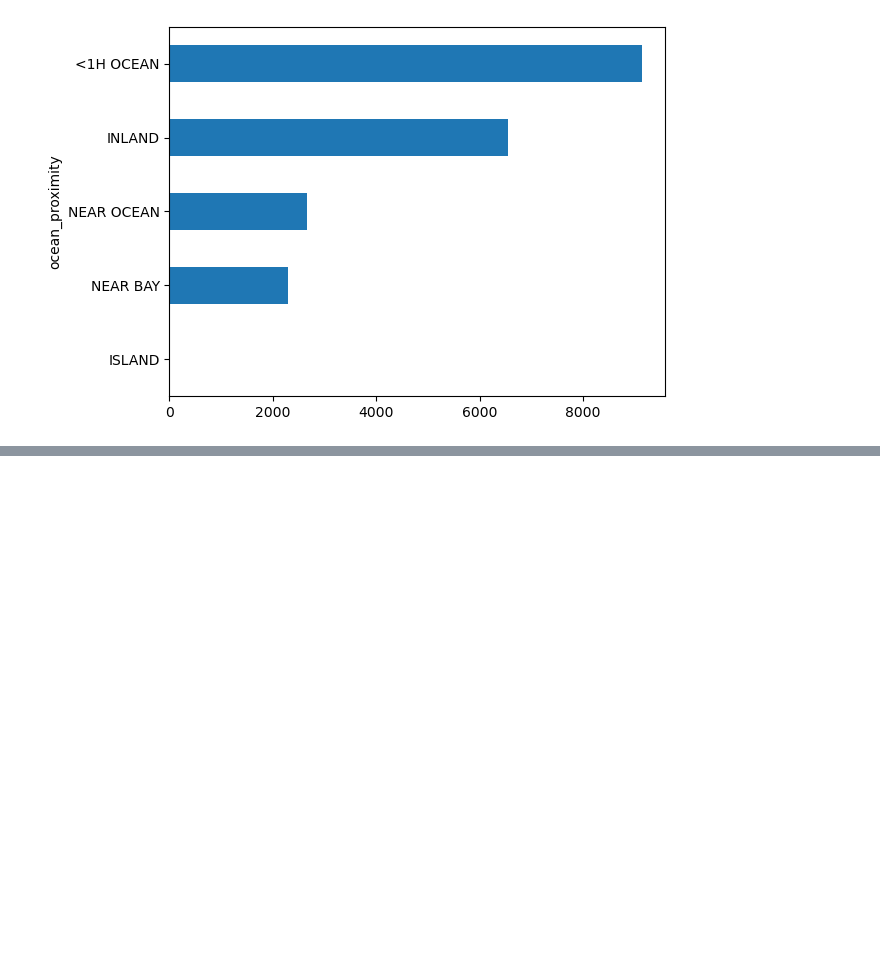
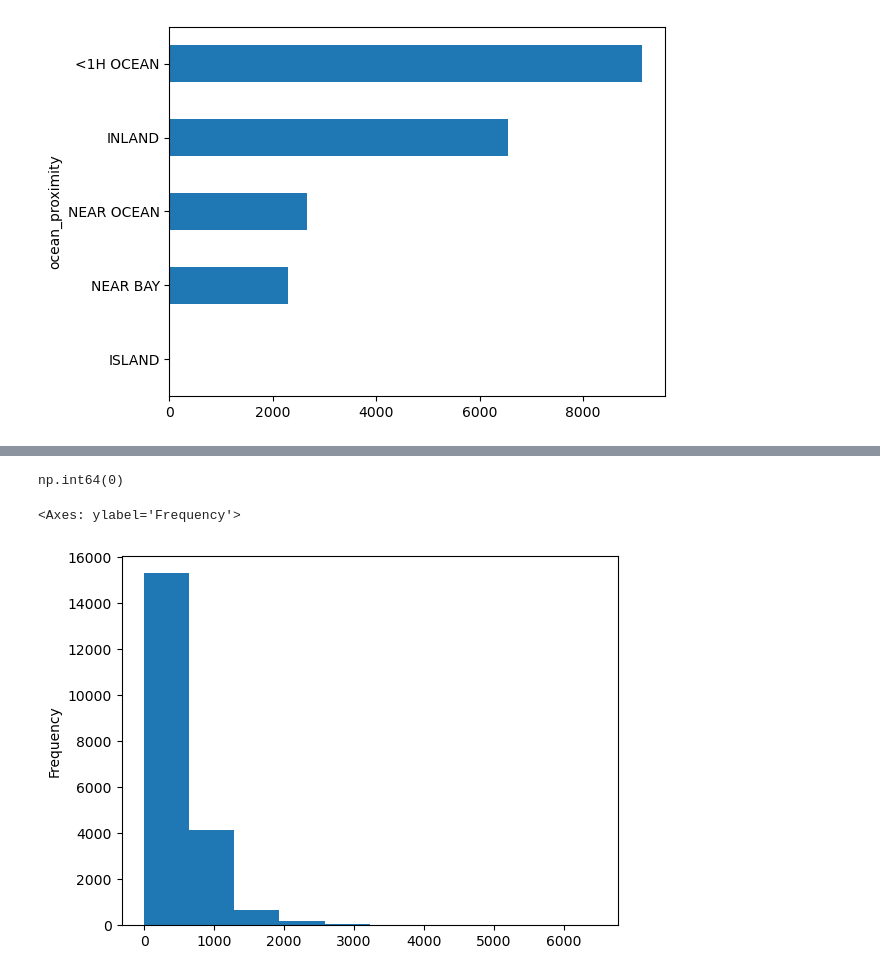
Before and after one commit to Mohammed-Hanan-Othman/datheon, a Jupyter notebook: task-2-house-price-pred/notebooks/housing-prediction.ipynb, the cells around one changed output, grey strips where cells are left out. Drawn from its saved outputs; the diff is of its cells as text; code cells hidden in the pictures; blank space fills up the shorter version.

```diff
--- a/task-2-house-price-pred/notebooks/housing-prediction.ipynb
+++ b/task-2-house-price-pred/notebooks/housing-prediction.ipynb
@@ -190,0 +247,11 @@ sns.heatmap(df_housing.corr(numeric_only=True))
+# %%
+# Check for nulls after imputation
+pd.Series(results[:,4]).isna().sum()
+# %% [output]
+np.int64(0)
+# %%
+# Bedroom data distribution after imputation
+df_housing["total_bedrooms"].plot(kind="hist")
+# %% [output]
+<Axes: ylabel='Frequency'>
+[figure, added]
```
Also changed, not shown: parts of 13 cells of this notebook.
